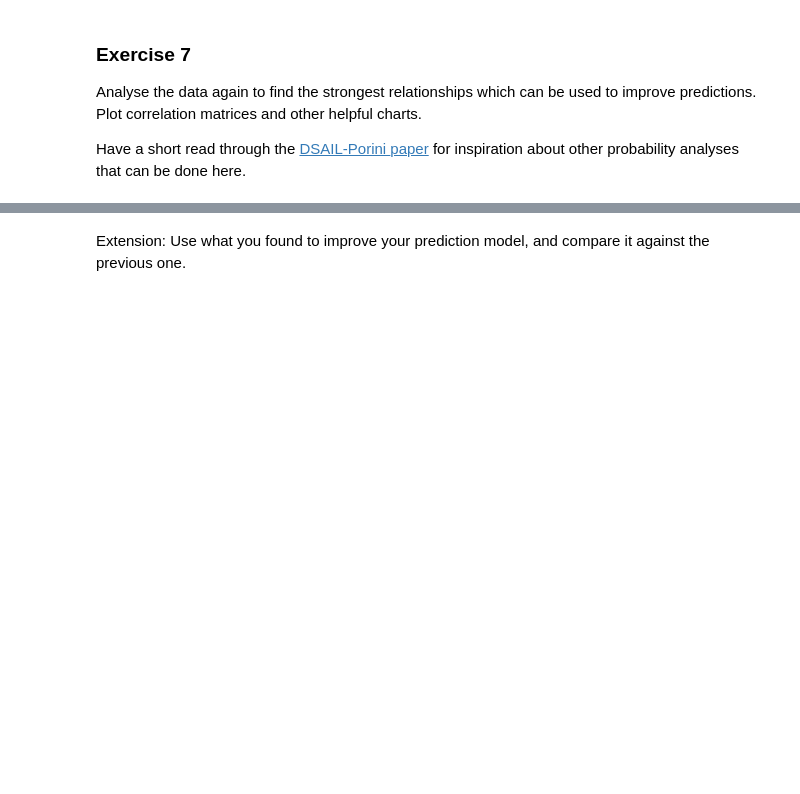
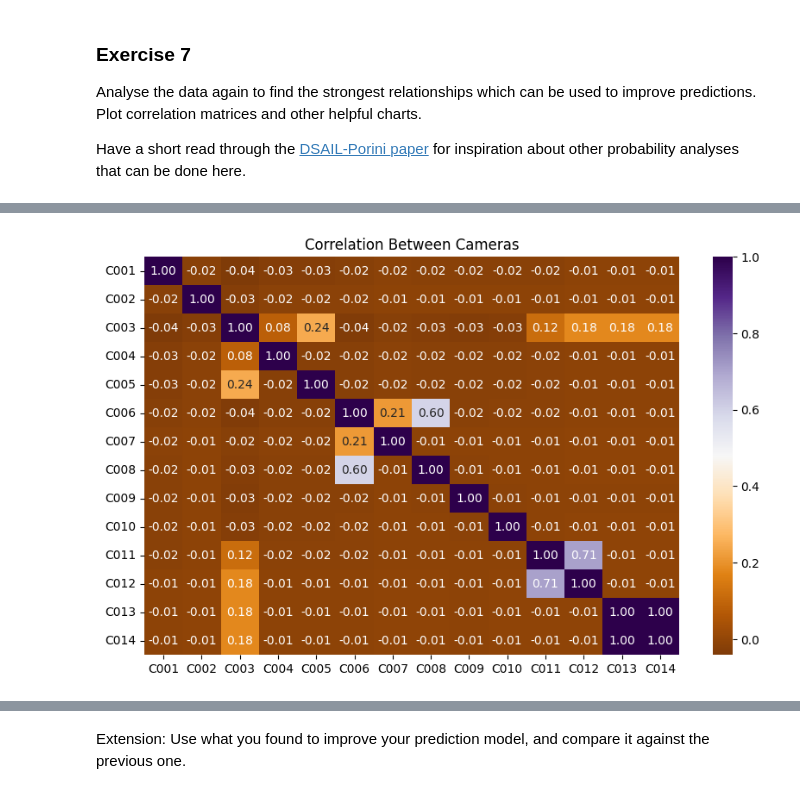
Before and after one commit to mbatiasonic/fynesse_gachana, a Jupyter notebook: _notebooks/03-dataset-joining-practical.ipynb, the cells around one changed output, grey strips where cells are left out. Cells and saved outputs as stored; diff of their text form; code cells hidden in the pictures; blank space fills up the shorter version.

```diff
--- a/_notebooks/03-dataset-joining-practical.ipynb
+++ b/_notebooks/03-dataset-joining-practical.ipynb
@@ -763,0 +778,10 @@ for inspiration about other probability analyses that can be done here.
+# %%
+# Group by camera regardless of species
+camera_corr = df_flat.groupby(lambda col: col.split("_")[0], axis=1).sum().corr()
+
+plt.figure(figsize=(10, 6))
+sns.heatmap(camera_corr, cmap="PuOr", annot=True, fmt=".2f")
+plt.title("Correlation Between Cameras")
+plt.show()
+# %% [output]
+[figure, added]
```
Also changed, not shown: parts of 4 cells of this notebook.
